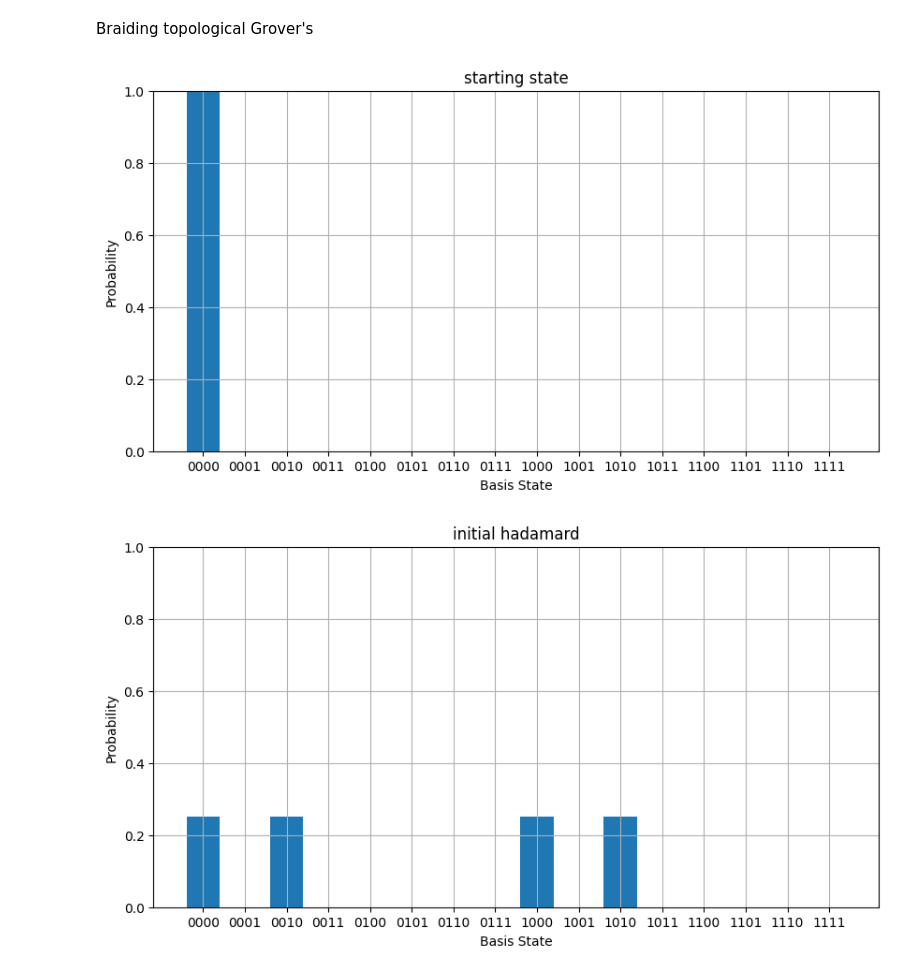
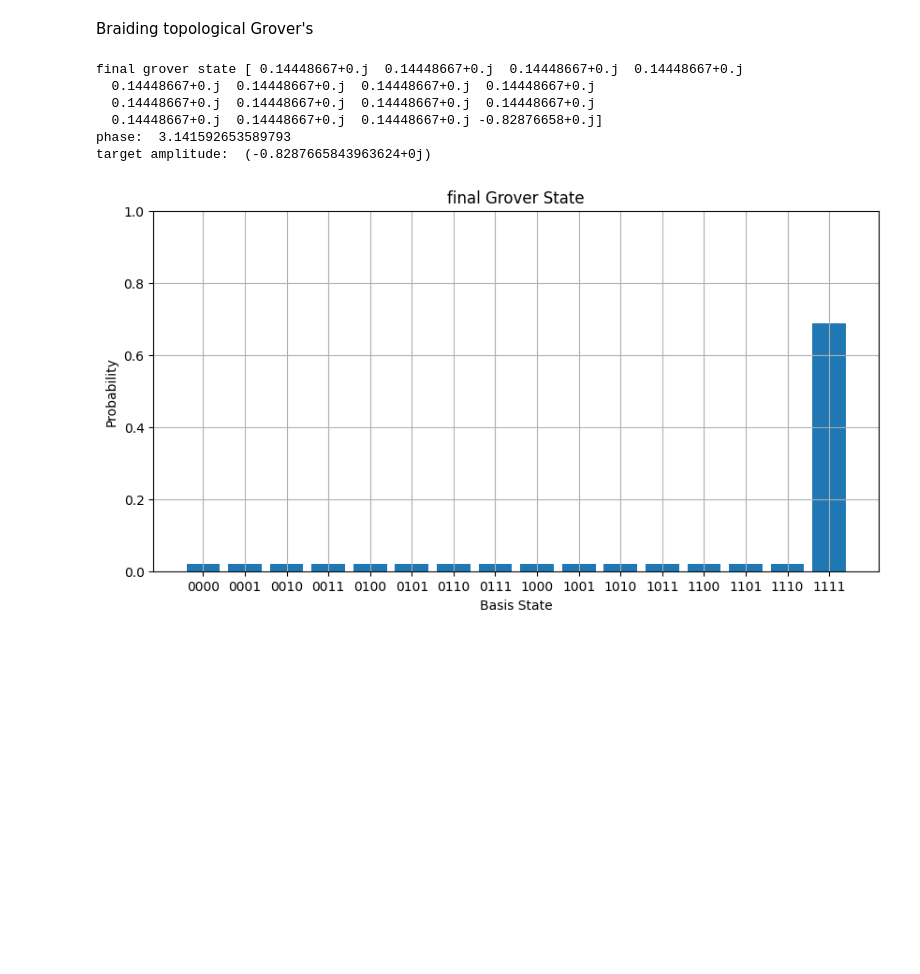
Before and after one commit to joeyhouser2/quantum, a Jupyter notebook: majorana.ipynb, the cells around one changed output. Saved outputs shown, nothing was run; the diff lists cells and outputs as text; code cells hidden in the pictures; blank space fills up the shorter version.

```diff
--- a/majorana.ipynb
+++ b/majorana.ipynb
@@ -262,6 +262,7 @@ ZI = np.kron(Z, I)
 def kron4(A, B, C, D):
     return np.kron(np.kron(np.kron(A, B), C), D) #bigger kronecker product
 #we will redefine gammas just to maintain consistency and enter a higher space
+#needed to look up ideal definition for gamma particles
 gamma1 = kron4(X, I, I, I)
 gamma2 = kron4(Y, I, I, I)
 gamma3 = kron4(Z, X, I, I)
@@ -292,70 +293,69 @@ def hadamard_braid(qubit=0):
 
 #had to look up more advanced way to plot state as original was not working
 def plot_state_probabilities(state, title="State Probabilities"):
     probs = np.abs(state)**2
     labels = [format(i, '04b') for i in range(len(state))]
     fig, ax = plt.subplots(figsize=(10,5))
     ax.bar(labels, probs)
     ax.set_ylim(0, 1)
     ax.set_ylabel('Probability')
     ax.set_xlabel('Basis State')
     ax.set_title(title)
     plt.grid(True)
     plt.show()
 
 # start at |00>
 state = np.zeros(16, dtype=complex)
 state[0] = 1.0
 #make gates
 H0 = kron4(H, I, I, I)
 H1 = kron4(I, I, H, I)
+H2 = kron4(I, H, I, I)
+H3 = kron4(I, I, I, H)
 X0 = kron4(X, I, I, I)
 X1 = kron4(I, I, X, I)
-CZ = braid(gamma4, gamma5)
-
-plot_state_probabilities(state, 'starting state')
-
-state = apply_gate(state,H0)
-state = apply_gate(state,H1) #hadamard both
-
-plot_state_probabilities(state, 'initial hadamard')
+X2 = kron4(I, X, I, I)
+X3 = kron4(I, I, I, X)
 
 
-state = apply_gate(state,CZ) #cz state
-print("should be |11>: ", state)
-plot_state_probabilities(state, 'after cz')
+CZ = np.eye(16, dtype=complex)
+target = 15
+CZ[target,target] = -1.0 #target
 
+def apply_H(state):
+    state = apply_gate(state, H0)
+    state = apply_gate(state, H1)
+    state = apply_gate(state, H2)
+    state = apply_gate(state, H3)
+    return state
+def apply_x(state):
+    state = apply_gate(state, X0)
+    state = apply_gate(state, X1)
+    state = apply_gate(state, X2)
+    state = apply_gate(state, X3)
+    return state
+#initial hadamard
+state = apply_H(state)
 
-state = apply_gate(state,H0)
-state = apply_gate(state,H1) #hadamard again
-plot_state_probabilities(state, 'hadamard again')
-
-
-# apply pauli X gates
-state = apply_gate(state, X0)
-state = apply_gate(state, X1)
-print("after first pauli x gate: ", state)
-plot_state_probabilities(state, 'phase gate')
-
-
-state = apply_gate(state, CZ) #cz again
-print("after second cz gate: ", state)
-plot_state_probabilities(state, 'cz again')
-
-
-state = apply_gate(state, X0) #X gate again
-state = apply_gate(state, X1)
-print("after second x gate: ", state)
-plot_state_probabilities(state, 'phase again')
-
-
-state = apply_gate(state, H0)
-state = apply_gate(state, H1) #final hadamard
-plot_state_probabilities(state, 'final hadamard')
-
+for _ in range(10):  # shooting multiple times to get better prob
+    # flip the amplitude (Uf as discussed in class)
+    state = apply_gate(state, CZ)
+    # Us gate
+    state = apply_H(state)
+    state = apply_x(state)
+    state = apply_gate(state, CZ)
+    state = apply_x(state)
+    state = apply_H(state)
 state = state / np.linalg.norm(state)
 print("final grover state", state)
+print("phase: ", np.angle(state[15]))
+print("target amplitude: ", state[target])
 plot_state_probabilities(state, "final Grover State")
 # %% [output]
+final grover state [ 0.14448667+0.j  0.14448667+0.j  0.14448667+0.j  0.14448667+0.j
+  0.14448667+0.j  0.14448667+0.j  0.14448667+0.j  0.14448667+0.j
+  0.14448667+0.j  0.14448667+0.j  0.14448667+0.j  0.14448667+0.j
+  0.14448667+0.j  0.14448667+0.j  0.14448667+0.j -0.82876658+0.j]
+phase:  3.141592653589793
+target amplitude:  (-0.8287665843963624+0j)
-[figure, old version]
+[figure, new version]
-[figure, removed]
```
Also changed, not shown: parts of 3 cells of this notebook.
